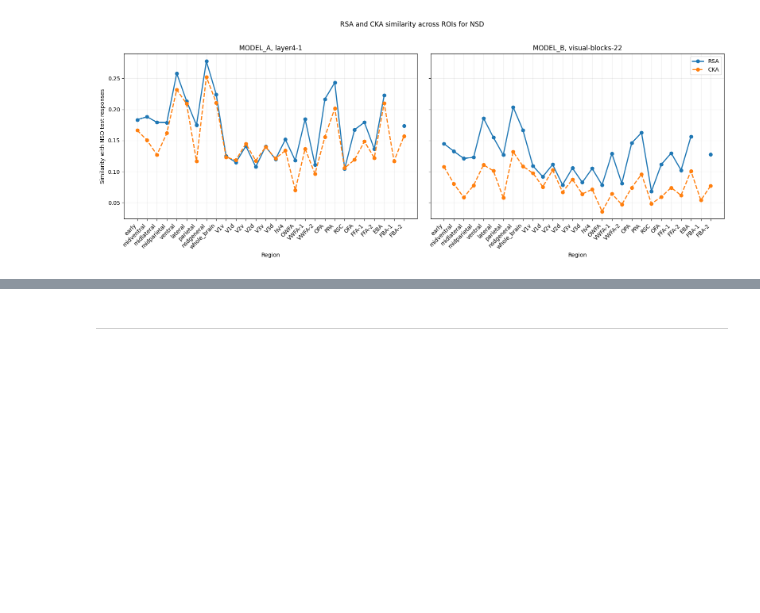
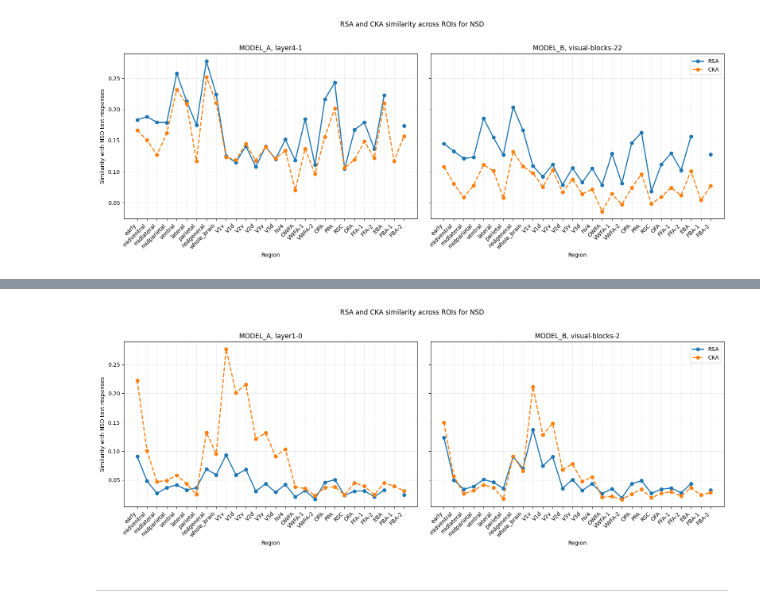
Before and after one commit to LyaoDzin/NX-414-brain-like-project, a Jupyter notebook: project/nx414_project_2026.ipynb, the cells around one changed output, grey strips where cells are left out. Cells and saved outputs as stored; diff of their text form; code cells hidden in the pictures; blank space fills up the shorter version.

Commit message:
feat: NSD rsa/cka ROI-wise for 1st layer

```diff
--- a/project/nx414_project_2026.ipynb
+++ b/project/nx414_project_2026.ipynb
@@ -1704,3 +1704,92 @@ Comparing adv_resnet152_imagenet_full_ffgsm_eps-1_alpha-125-ep10_seed-0/ layer4-
   Subject subj08, Region FBA-1: RSA similarity = 0.1134, CKA similarity = 0.0501
   Subject subj08, Region FBA-2: RSA similarity = 0.1034, CKA similarity = 0.0600
 [figure]
+# %%
+rsa = RepresentationalSimilarityAnalysis(dissimilarity="correlation", similarity_metric="spearman")
+cka = CenteredKernelAlignment(dtype=np.float64)
+
+# Compare ROIs in NSD neural responses in the test set for the first visual layer of both models, averaging
+# similarity across subjects.
+layer = {MODEL_A: "layer1-0", MODEL_B: 'visual-blocks-2'}
+subjects = NSD_subjects
+regions = NSD_regions
+
+# Pre-load all neural responses and RDMs for each region and subject to avoid redundant loading and RDM computation
+# in the loop below.
+Ys = collections.defaultdict(np.ndarray)
+Y_rdms = collections.defaultdict(np.ndarray)
+for region in regions:
+    Ys[region] = []
+    Y_rdms[region] = []
+    for i, subj in enumerate(subjects):
+        Ys[region].append(load_neural_response(DATA_DIR + NSD, subject=subj, region=region, train_set=False))
+        Y_rdms[region].append(rsa.compute_rdm(Ys[region][i]))
+
+def compute_similarity_across_subject_NSD(model_name):
+    rsa_per_subj = collections.defaultdict(list)
+    cka_per_subj = collections.defaultdict(list)
+    print(f"Comparing {MODEL_A if model_name == MODEL_A else MODEL_B} {layer[model_name]} with NSD test responses over regions:")
+
+    for i, subj in enumerate(subjects):
+        X = load_layer_features(
+            FEATURES_DIR + model_name + NSD_STIMULI,
+            layer=layer[model_name],
+            feat_idx=feat_idx_nsd_test[subj],
+        )
+        # Compute RDM for the model features once per subject, since it's the same across neural response regions,
+        # and very expensive to compute.
+        X_rdm = rsa.compute_rdm(X)
+        for region in regions:
+            rsa_per_subj[region].append(rsa.compare_rdms(X_rdm, Y_rdms[region][i]))
+            cka_per_subj[region].append(cka.forward(X, Ys[region][i]))
+            print(f"  Subject {subj}, Region {region}: RSA similarity = {rsa_per_subj[region][-1]:.4f}, CKA similarity = {cka_per_subj[region][-1]:.4f}")
+
+    rsa_subj_avg = {region: np.mean(rsa_per_subj[region]) for region in regions}
+    cka_subj_avg = {region: np.mean(cka_per_subj[region]) for region in regions}
+
+    return rsa_subj_avg, cka_subj_avg
+
+rsa_subj_avg_A, cka_subj_avg_A = compute_similarity_across_subject_NSD(MODEL_A)
+rsa_subj_avg_B, cka_subj_avg_B = compute_similarity_across_subject_NSD(MODEL_B)
+
+# pickle the results for later use in visualization
+with open("rsa_cka_nsd_regions_results_first_layer.pkl", "wb") as f:
+    pickle.dump({
+        "MODEL_A": {"rsa": rsa_subj_avg_A, "cka": cka_subj_avg_A},
+        "MODEL_B": {"rsa": rsa_subj_avg_B, "cka": cka_subj_avg_B},
+    }, f)
+
+# Load the results back from the pickle file (if needed).
+with open("rsa_cka_nsd_regions_results_first_layer.pkl", "rb") as f:
+    results = pickle.load(f)
+    rsa_subj_avg_A = results["MODEL_A"]["rsa"]
+    cka_subj_avg_A = results["MODEL_A"]["cka"]
+    rsa_subj_avg_B = results["MODEL_B"]["rsa"]
+    cka_subj_avg_B = results["MODEL_B"]["cka"]
+
+# Plot RSA and CKA similarity with two side-by-side plots, one for each model, across layers.
+fig, axes = plt.subplots(1, 2, figsize=(16, 6), sharey=True)
+
+for ax, regions, rsa_scores, cka_scores, title in [
+    (axes[0], regions, rsa_subj_avg_A, cka_subj_avg_A, f"MODEL_A, {layer[MODEL_A]}"),
+    (axes[1], regions, rsa_subj_avg_B, cka_subj_avg_B, f"MODEL_B, {layer[MODEL_B]}"),
+]:
+    region_labels = list(regions)
+    x = np.arange(len(region_labels))
+    rsa_values = [rsa_scores[region] for region in region_labels]
+    cka_values = [cka_scores[region] for region in region_labels]
+
+    ax.plot(x, rsa_values, label="RSA", marker="o", linewidth=2)
+    ax.plot(x, cka_values, label="CKA", marker="o", linewidth=2, linestyle="--")
+    ax.set_xticks(x)
+    ax.set_xticklabels(region_labels, rotation=45, ha="right")
+    ax.set_xlabel("Region")
+    ax.set_title(title)
+    ax.grid(True, alpha=0.25)
+
+axes[0].set_ylabel(f"Similarity with NSD test responses")
+axes[1].legend(loc="best")
+fig.suptitle(f"RSA and CKA similarity across ROIs for NSD", y=1.02)
+fig.tight_layout()
+plt.show()
+# %% [output]
@@ -1707,3 +1813,4 @@ Comparing adv_resnet152_imagenet_full_ffgsm_eps-1_alpha-125-ep10_seed-0/ layer4-
+[figure, added]
 # %%
 # TODO: implement RSA
 # TODO: implement unbiased linear CKA
```
Also changed, not shown: parts of 1 cell of this notebook, 1 other file.
